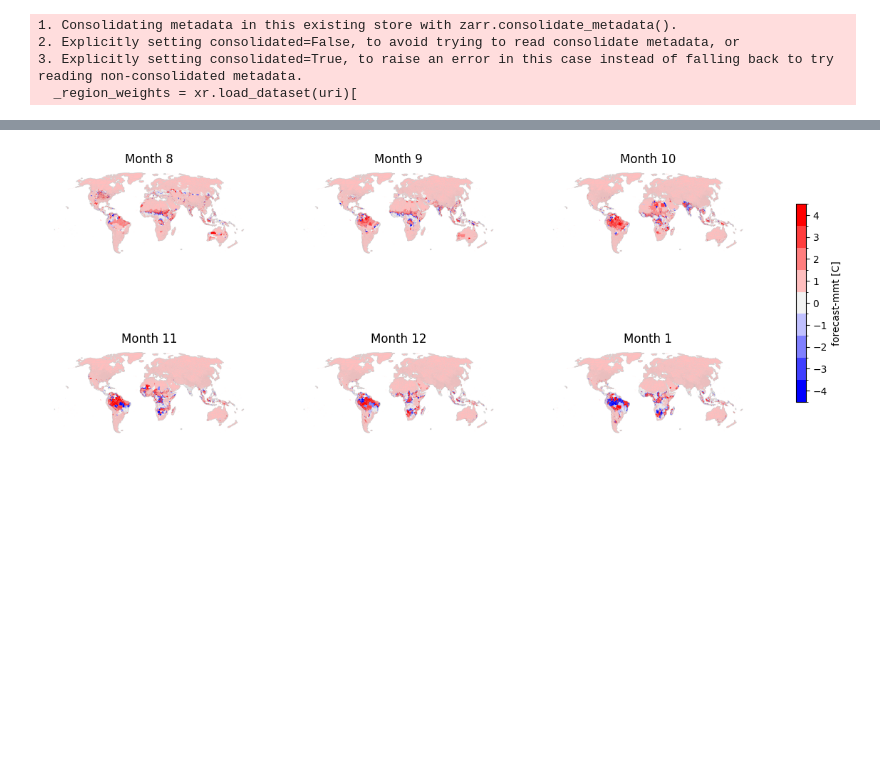
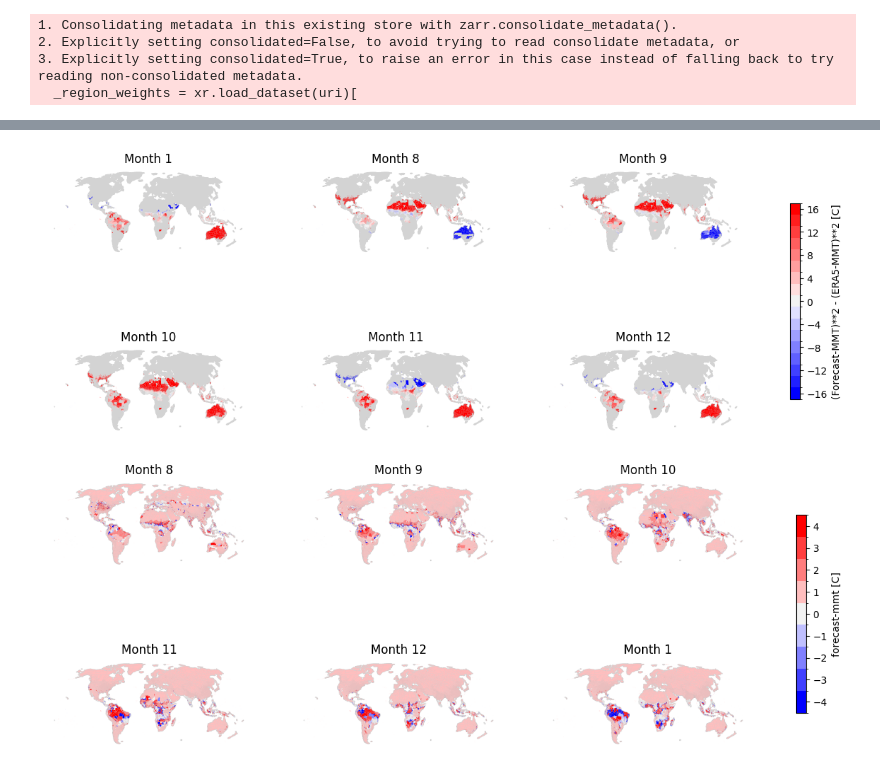
Before and after one commit to ezuetell/poreallas, a Jupyter notebook: analysis/a13_mmt_climate_map.ipynb, the cells around one changed output, grey strips where cells are left out. Cells and saved outputs as stored; diff of their text form; code cells hidden in the pictures; blank space fills up the shorter version.

```diff
--- a/analysis/a13_mmt_climate_map.ipynb
+++ b/analysis/a13_mmt_climate_map.ipynb
@@ -126,3 +196,17 @@ fig = analysis_utils.plot_monthly(
+# %%
+_polygons_era5_all = analysis_utils.xarray_to_gpd((diff_forecast.where(diff_forecast.compute() > 0, drop=True)**2-diff.mean(dim='month').where(diff.mean(dim='month').compute() > 0, drop=True)**2), _polygons)
+ax = analysis_utils.plot_monthly(
+    _polygons_era5_all,
+    col="value",
+    cm="bwr",
+    vmin=-15,
+    vmax=15,
+    n_colors=13,
+    sup_title="",
+    cbar_label="(Forecast-MMT)**2 - (ERA5-MMT)**2 [C]",
+)
+# %% [output]
+[figure, added]
 # %%
 com = diff_forecast / diff
 _polygons_com = analysis_utils.xarray_to_gpd(com, _polygons)
```
Also changed, not shown: parts of 6 cells of this notebook, 12 other files.
